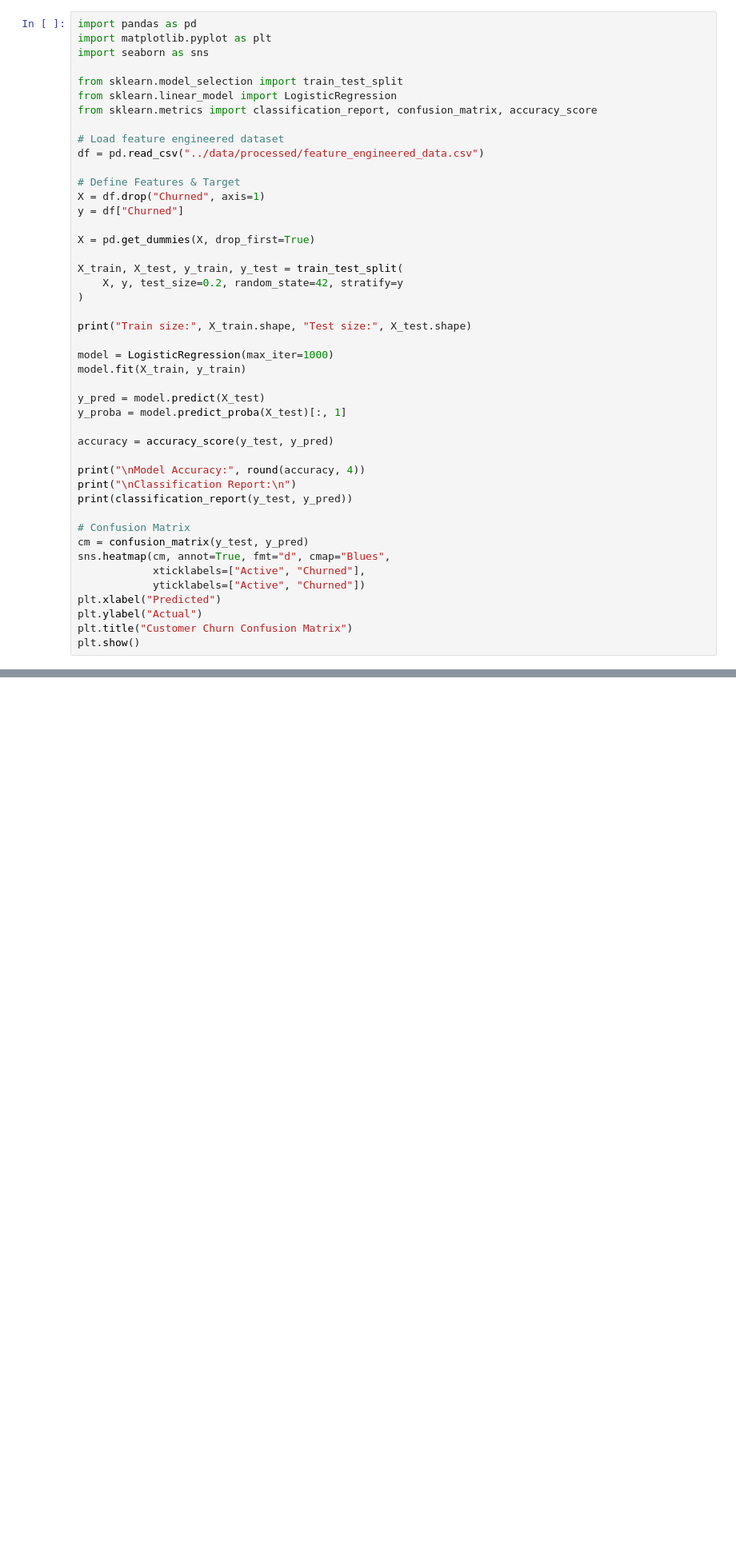
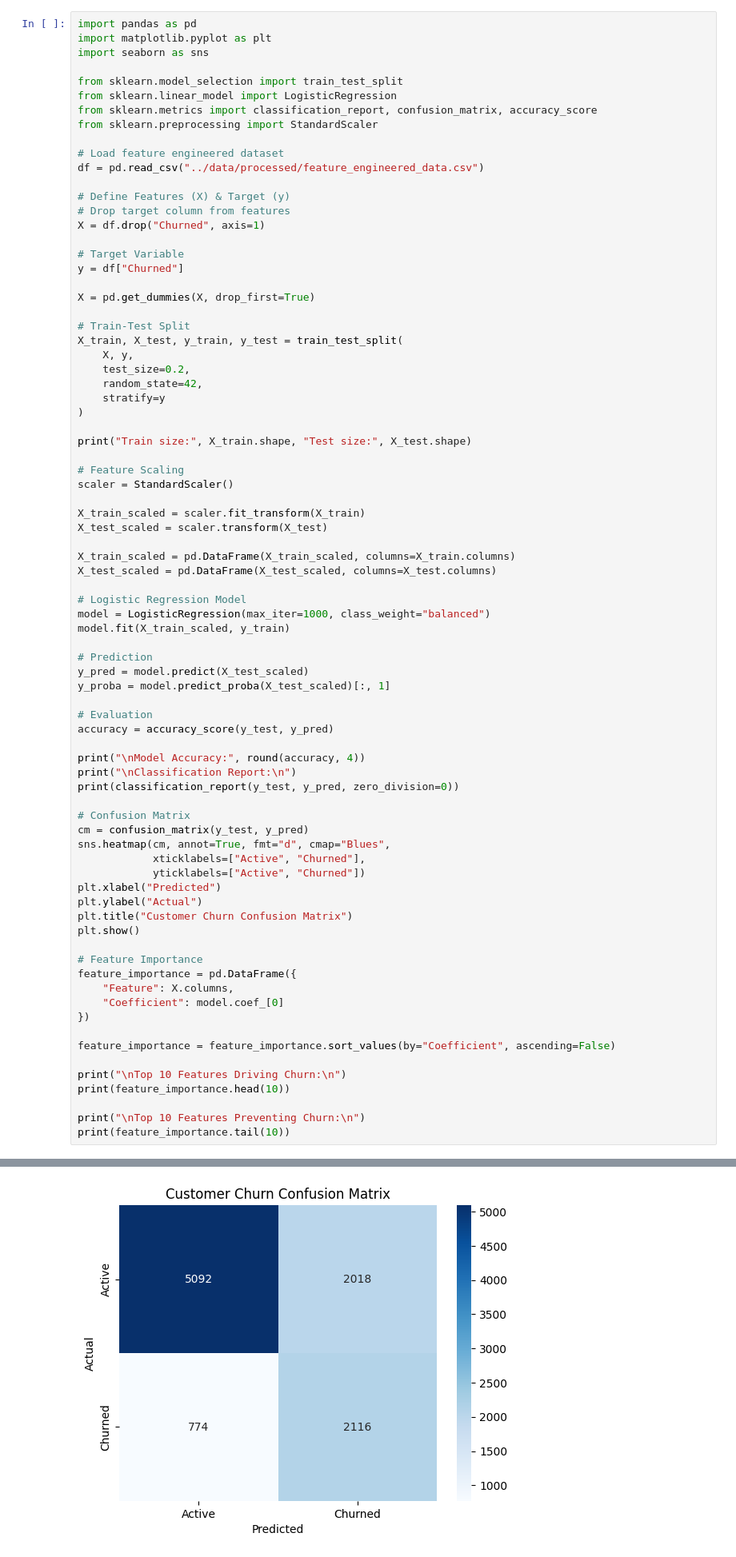
Before and after one commit to Chosen-Data26/Customer-Churn-Prediction, a Jupyter notebook: Notebooks/04_modeling.ipynb, the cells around one changed output, grey strips where cells are left out. Shown at 80% size. Saved outputs shown, nothing was run; the diff lists cells and outputs as text; blank space fills up the shorter version.

Commit message:
Churn Prediction Model

```diff
--- a/Notebooks/04_modeling.ipynb
+++ b/Notebooks/04_modeling.ipynb
@@ -6,33 +6,53 @@ import seaborn as sns
 from sklearn.model_selection import train_test_split
 from sklearn.linear_model import LogisticRegression
 from sklearn.metrics import classification_report, confusion_matrix, accuracy_score
+from sklearn.preprocessing import StandardScaler
 
 # Load feature engineered dataset
 df = pd.read_csv("../data/processed/feature_engineered_data.csv")
 
-# Define Features & Target
+# Define Features (X) & Target (y)
+# Drop target column from features
 X = df.drop("Churned", axis=1)
+
+# Target Variable
 y = df["Churned"]
 
 X = pd.get_dummies(X, drop_first=True)
 
+# Train-Test Split
 X_train, X_test, y_train, y_test = train_test_split(
-    X, y, test_size=0.2, random_state=42, stratify=y
+    X, y,
+    test_size=0.2,
+    random_state=42,
+    stratify=y
 )
 
 print("Train size:", X_train.shape, "Test size:", X_test.shape)
 
-model = LogisticRegression(max_iter=1000)
-model.fit(X_train, y_train)
+# Feature Scaling
+scaler = StandardScaler()
 
-y_pred = model.predict(X_test)
-y_proba = model.predict_proba(X_test)[:, 1]
+X_train_scaled = scaler.fit_transform(X_train)
+X_test_scaled = scaler.transform(X_test)
 
+X_train_scaled = pd.DataFrame(X_train_scaled, columns=X_train.columns)
+X_test_scaled = pd.DataFrame(X_test_scaled, columns=X_test.columns)
+
+# Logistic Regression Model
+model = LogisticRegression(max_iter=1000, class_weight="balanced")
+model.fit(X_train_scaled, y_train)
+
+# Prediction
+y_pred = model.predict(X_test_scaled)
+y_proba = model.predict_proba(X_test_scaled)[:, 1]
+
+# Evaluation
 accuracy = accuracy_score(y_test, y_pred)
 
 print("\nModel Accuracy:", round(accuracy, 4))
 print("\nClassification Report:\n")
-print(classification_report(y_test, y_pred))
+print(classification_report(y_test, y_pred, zero_division=0))
 
 # Confusion Matrix
 cm = confusion_matrix(y_test, y_pred)
@@ -43,5 +63,19 @@ plt.xlabel("Predicted")
 plt.ylabel("Actual")
 plt.title("Customer Churn Confusion Matrix")
 plt.show()
+
+# Feature Importance
+feature_importance = pd.DataFrame({
+    "Feature": X.columns,
+    "Coefficient": model.coef_[0]
+})
+
+feature_importance = feature_importance.sort_values(by="Coefficient", ascending=False)
+
+print("\nTop 10 Features Driving Churn:\n")
+print(feature_importance.head(10))
+
+print("\nTop 10 Features Preventing Churn:\n")
+print(feature_importance.tail(10))
 # %% [output]
 Train size: (40000, 76) Test size: (10000, 76)
@@ -47,0 +95 @@ Train size: (40000, 76) Test size: (10000, 76)
+[figure, new version]
```
Also changed, not shown: parts of 2 cells of this notebook, 2 other files.
